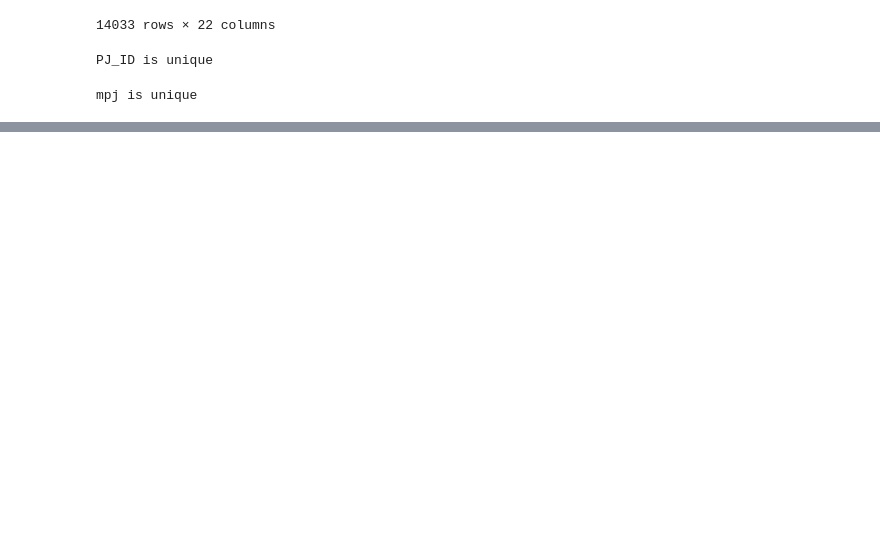
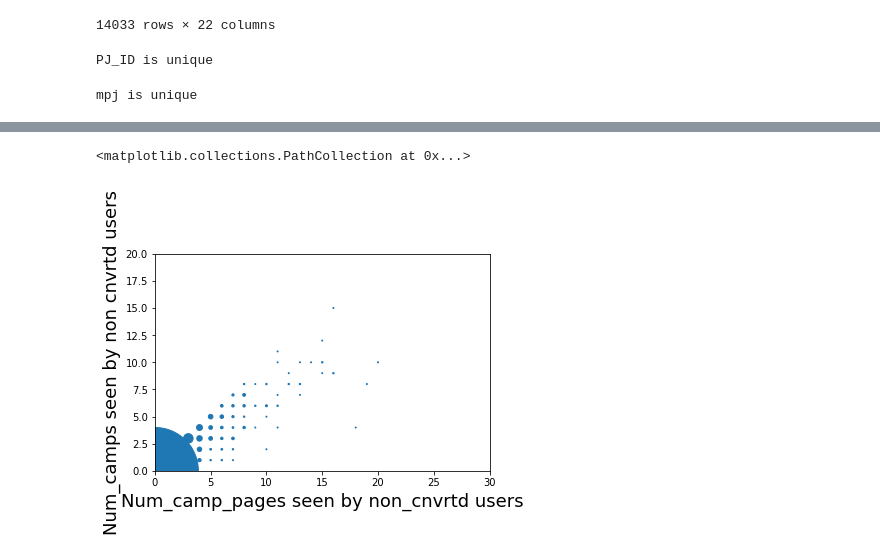
Before and after one commit to telecoms-intelligence/induction-customer-acquisition, a Jupyter notebook: notebook/conversion-rate-exploration.ipynb, the cells around one changed output, grey strips where cells are left out. Drawn from its saved outputs; the diff is of its cells as text; code cells hidden in the pictures; blank space fills up the shorter version.

```diff
--- a/notebook/conversion-rate-exploration.ipynb
+++ b/notebook/conversion-rate-exploration.ipynb
@@ -77,0 +109,16 @@ no_visits
+# %%
+#The same plot for people who visit but do not convert
+visit_campaign_nc = visits[visits['conversion']==0].groupby(['num_campaign_pages_looked','num_campaigns_looked']).agg({'conversion':'count', 'Closed':'sum'}).reset_index()
+visit_campaign_nc.columns = ['num_campaign_pages_looked', 'num_campaigns_looked', 'conversion','closed']
+# %%
+plt.ylim((0,20))
+plt.xlim((0,30))
+plt.xlabel('Num_camp_pages seen by non_cnvrtd users', fontsize=18)
+plt.ylabel('Num_camps seen by non cnvrtd users', fontsize=18)
+plt.scatter(visit_campaign_nc.num_campaign_pages_looked, visit_campaign_nc.num_campaigns_looked
+, s=visit_campaign_nc.conversion)
+# Conclusion, if the user has not converted in 2 views, and then data suddenly disappearing could mean that larger that 2 exposure lead to conversion.
+# Hence optimum number of views is between 2 and 5. To improve the product we should try to reach that KPI.
+# %% [output]
+<matplotlib.collections.PathCollection at 0x...>
+[figure, added]
```
Also changed, not shown: parts of 21 cells of this notebook.
